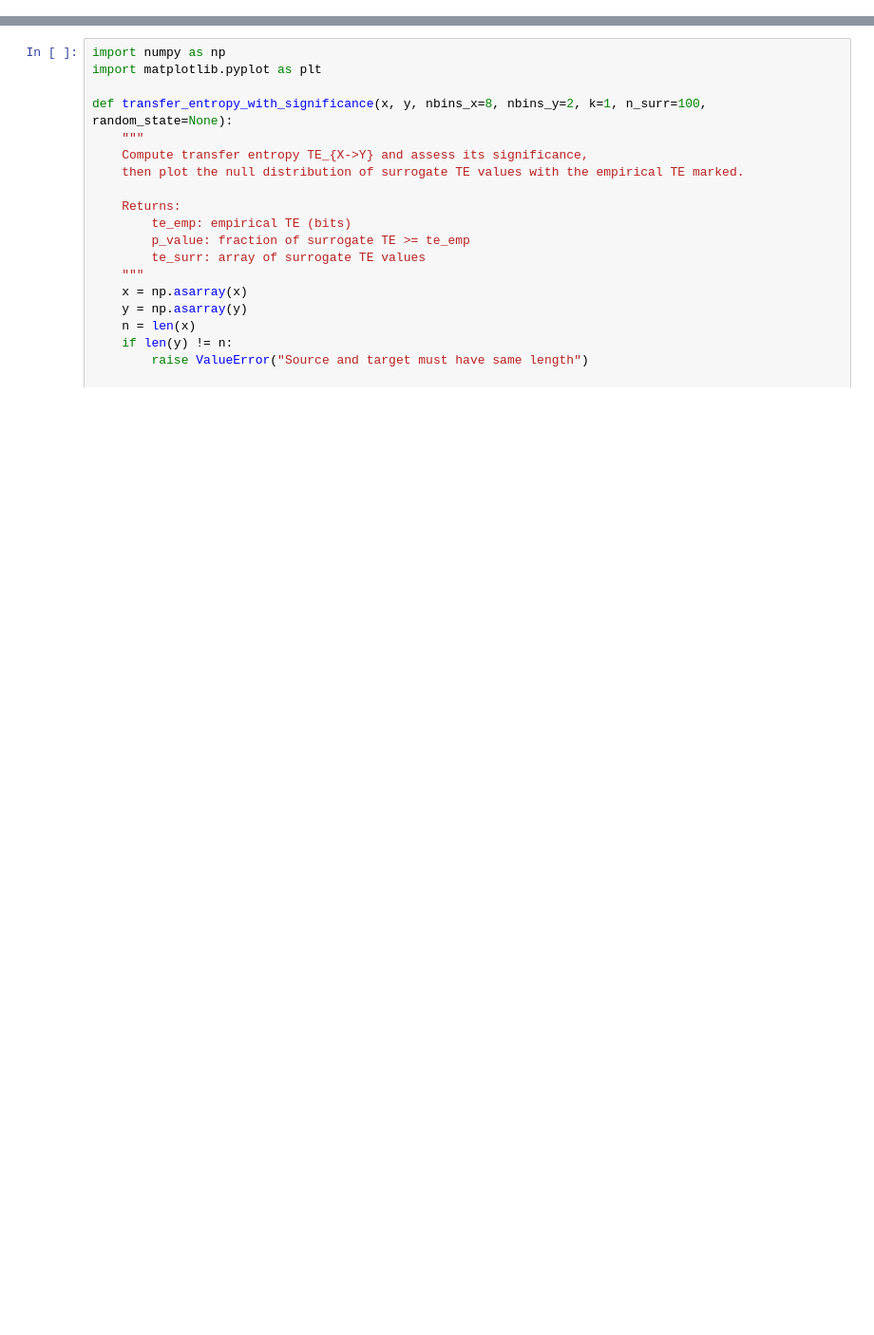
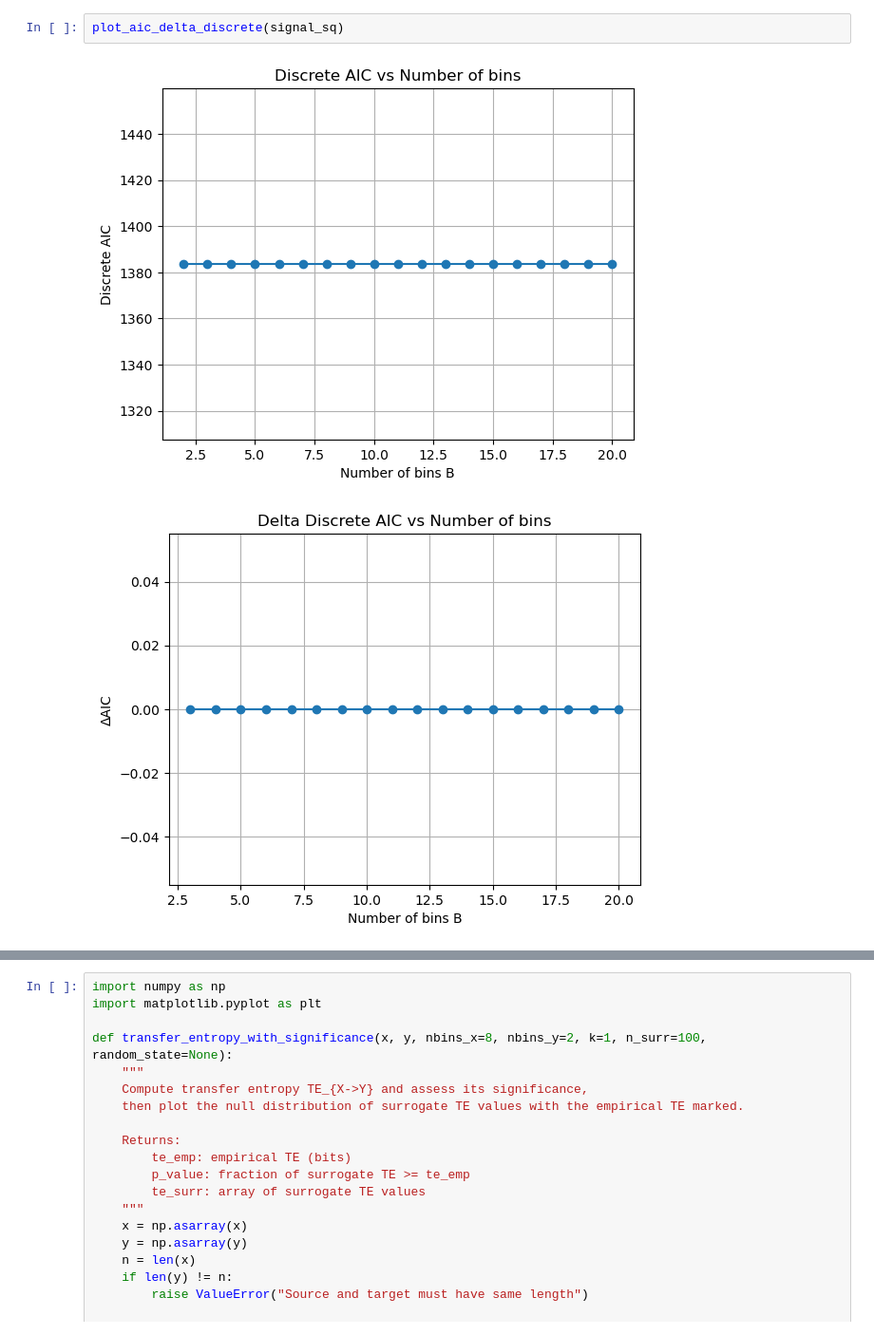
Before and after one commit to Peisong-Zheng/bipolar_seesaw_CCM, a Jupyter notebook: syn_test.ipynb, the cells around one changed output, grey strips where cells are left out. Shown at 95% size. Cells and saved outputs as stored; diff of their text form; blank space fills up the shorter version.

```diff
--- a/syn_test.ipynb
+++ b/syn_test.ipynb
@@ -74,0 +107,5 @@ Irregular Square Wave Entropy: 0.9903 bits
+# %%
+plot_aic_delta_discrete(signal_sq)
+# %% [output]
+[figure, added]
+[figure, added]
```
Also changed, not shown: parts of 6 cells of this notebook, 3 other files.
